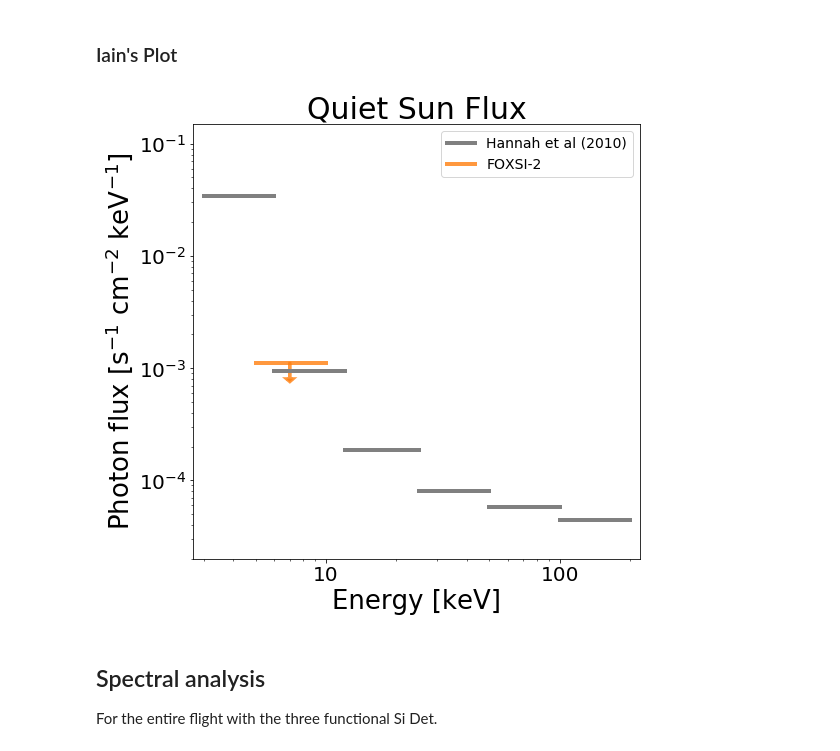
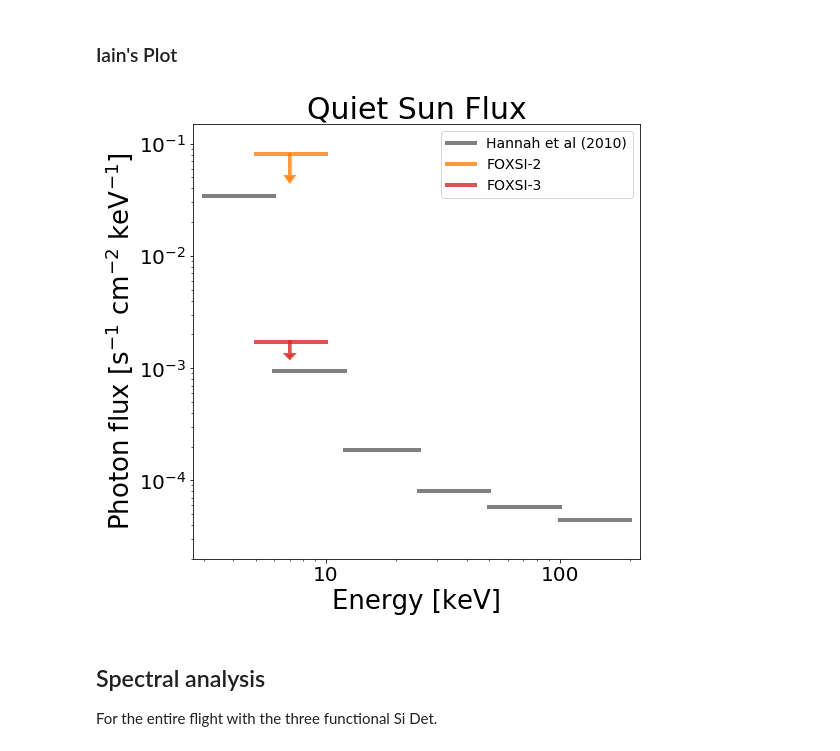
Before and after one commit to pymilo/QuietSunAnalysis, a Jupyter notebook: FOXSI3/FOXSI3-QS-FluxStudy.ipynb, the cells around one changed output. Cells and saved outputs as stored; diff of their text form; code cells hidden in the pictures.

Commit message:
FOXSI-3 easy statistics finished

```diff
--- a/FOXSI3/FOXSI3-QS-FluxStudy.ipynb
+++ b/FOXSI3/FOXSI3-QS-FluxStudy.ipynb
@@ -151,0 +238,14 @@ Observation time: 6.48 minutes
+# %%
+det = 0
+N = 2
+lsi = 990/60 # detector side in arcmin
+EEs = np.linspace(5.51,10,num=20,endpoint=True)
+Xi, Yi = np.meshgrid(np.linspace(-.5*lsi, .5*lsi, N+1), np.linspace(-.5*lsi, .5*lsi, N+1))
+EEAA = []
+for det in [0,2,4]:
+    EEAAi = []
+    for x,y in zip(Xi.flatten(), Yi.flatten()):
+        for ee in EEs:
+            EEAAi.append(EAi(det, ee, x, y))
+    EEAA.append(round(np.mean(EEAAi),2))
+print('The effective Areas [Det 0, 2, and 4] are: ',EEAA,' cm2')
@@ -165,9 +271,9 @@ for ltf in lt_files:
 # %%
 Lambda2S = np.array([2, 5, 5])
 DeltaT = delta_t.seconds * np.array([0.856, 0.855, 0.854])
-EA_on = np.array([9.46, 9.51, 10.72]) # REPLACE THESE VALUES
+EA_on = np.array(EEAA)
 DeltaE = 5
-Omega_sun = 3425468.3 # arcsec2 REPLACE for the FOXSI3 value
+Omega_sun = np.pi*Rsun**2 # arcsec2 REPLACE for the FOXSI3 value
 Omega_Det = 990**2 # needs fine adjustment
 # %%
 Flux2S = (Lambda2S * Omega_sun) / \
@@ -184,34 +290,38 @@ round(Flux2S.max(),5)
 # %%
 from matplotlib.ticker import ScalarFormatter
 fig, ax = plt.subplots(figsize=(8,8))
 # Iain's Data (2010) :
 ax.plot([3,6],[340.38e-4,340.38e-4],linewidth=4.0,color='grey')
 ax.plot([6,12],[9.5e-4,9.5e-4],linewidth=4.0,color='grey')
 ax.plot([12,25],[1.88e-4,1.88e-4],linewidth=4.0,color='grey')
 ax.plot([25,50],[0.8e-4,0.8e-4],linewidth=4.0,color='grey')
 ax.plot([50,100],[0.58e-4,0.58e-4],linewidth=4.0,color='grey')
 ax.plot([100,200],[0.44e-4,0.44e-4],linewidth=4.0,color='grey',label='Hannah et al (2010)')
-# Det-6 FOXSI2
-ax.plot([5,10],[Flux2S.max(),Flux2S.max()],linewidth=4.0,color='tab:orange',label='FOXSI-2',alpha=0.8) # best
-ax.arrow(7, Flux2S.max(), 0, -0.0003,head_width=0.5, head_length=0.00005,alpha=0.8,
+# FOXSI2
+f2limit = 0.081
+ax.plot([5,10],[f2limit,f2limit],linewidth=4.0,color='tab:orange',label='FOXSI-2',alpha=0.8) # best
+ax.arrow(7, f2limit, 0, -0.03,head_width=0.5, head_length=0.005,alpha=0.8,
          fc='tab:orange', ec='tab:orange',linewidth=3.0)
-#ax.plot([6,12],[6.8e-4,6.8e-4],linewidth=4.0,color='tab:blue',label='FOXSI-2 det6 [R=700"]',alpha=0.6) # worst
+# FOXSI3
+ax.plot([5,10],[Flux2S.max(),Flux2S.max()],linewidth=4.0,color='tab:red',label='FOXSI-3',alpha=0.8) # best
+ax.arrow(7, Flux2S.max(), 0, -0.0004,head_width=0.5, head_length=0.0001,alpha=0.8,
+         fc='tab:red', ec='tab:red',linewidth=3.0)
 # ornaments
 ax.set_xscale('log')
 ax.set_yscale('log')
 ax.xaxis.set_major_formatter(ScalarFormatter())
 ax.set_xlim(2.7,220)
 ax.set_ylim(2e-5,0.15)
 ax.set_xlabel('Energy [keV]',fontsize=26)
 ax.set_ylabel('Photon flux [s$^{-1}$ cm$^{-2}$ keV$^{-1}$]',fontsize=26)
 ax.tick_params(axis='both', labelsize=20)
 ax.set_title('Quiet Sun Flux',fontsize=30)
 ax.legend(fontsize=14)
 plt.show()
 fig.savefig('images/QS_Flux.pdf',bbox_inches='tight',dpi=300)
 plt.close(fig)
 # %% [output]
-[figure, old version]
+[figure, new version]
 # %% [markdown]
 ## Spectral analysis
 For the entire flight with the three functional Si Det.
```
Also changed, not shown: parts of 12 cells of this notebook, 10 other files.
